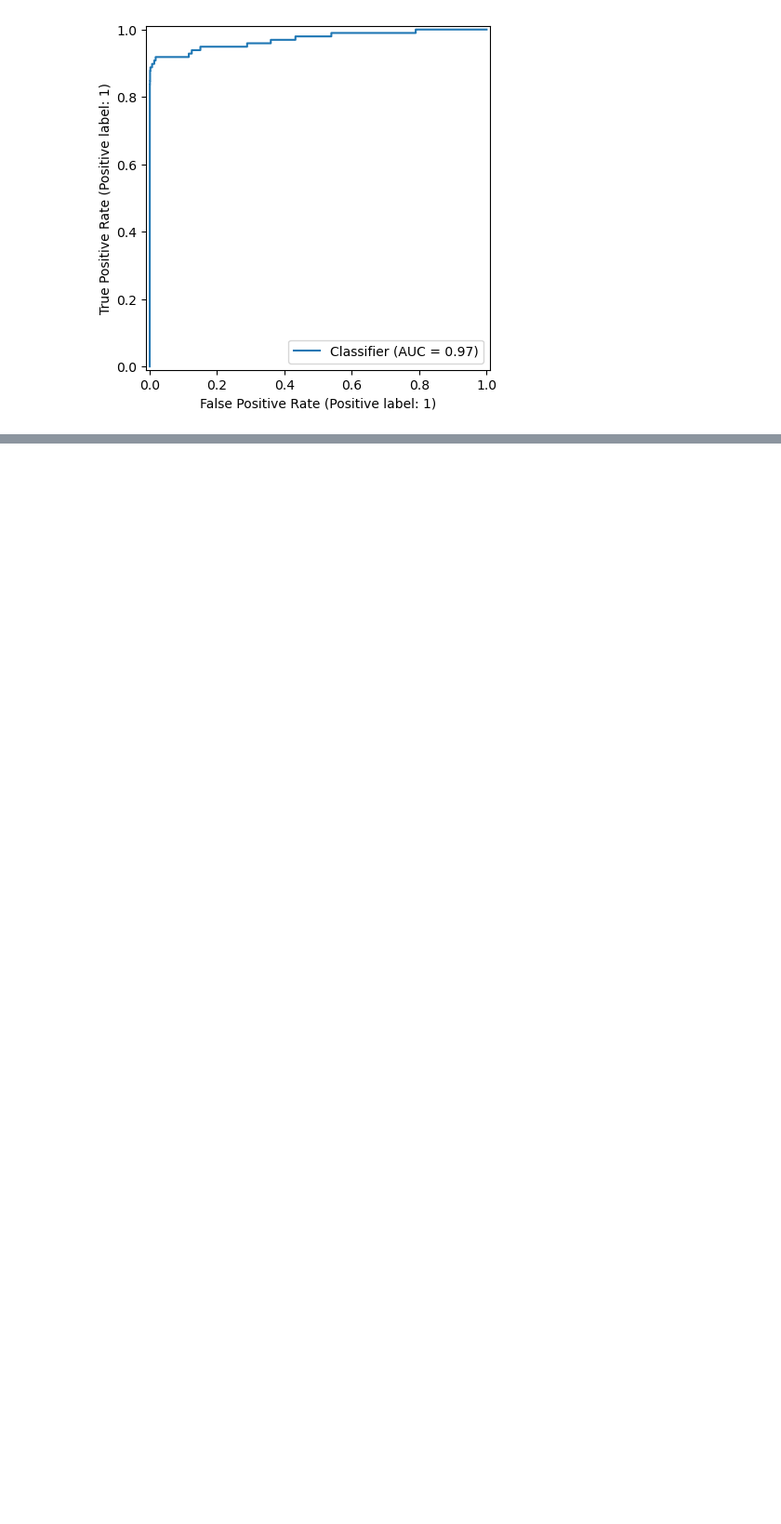
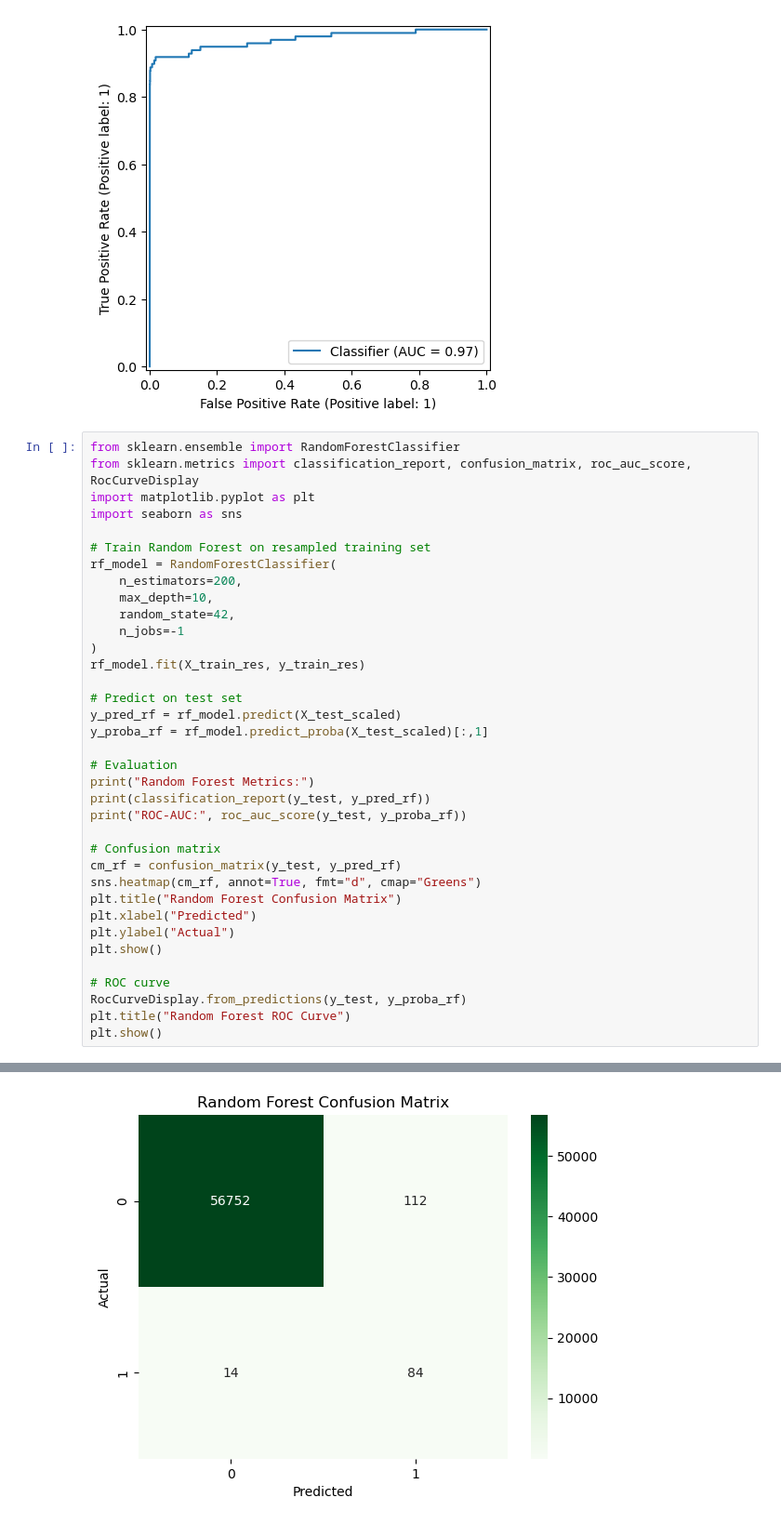
Before and after one commit to alexjrobson/fraud-detection, a Jupyter notebook: notebooks/fraud_detection_mvp.ipynb, the cells around one changed output, grey strips where cells are left out. Shown at 93% size. Drawn from its saved outputs; the diff is of its cells as text; blank space fills up the shorter version.

```diff
--- a/notebooks/fraud_detection_mvp.ipynb
+++ b/notebooks/fraud_detection_mvp.ipynb
@@ -104,3 +104,40 @@ weighted avg       1.00      0.97      0.99     56962
 ROC-AUC: 0.9708434302252134
 [figure]
 [figure]
+# %%
+from sklearn.ensemble import RandomForestClassifier
+from sklearn.metrics import classification_report, confusion_matrix, roc_auc_score, RocCurveDisplay
+import matplotlib.pyplot as plt
+import seaborn as sns
+
+# Train Random Forest on resampled training set
+rf_model = RandomForestClassifier(
+    n_estimators=200,
+    max_depth=10,
+    random_state=42,
+    n_jobs=-1
+)
+rf_model.fit(X_train_res, y_train_res)
+
+# Predict on test set
+y_pred_rf = rf_model.predict(X_test_scaled)
+y_proba_rf = rf_model.predict_proba(X_test_scaled)[:,1]
+
+# Evaluation
+print("Random Forest Metrics:")
+print(classification_report(y_test, y_pred_rf))
+print("ROC-AUC:", roc_auc_score(y_test, y_proba_rf))
+
+# Confusion matrix
+cm_rf = confusion_matrix(y_test, y_pred_rf)
+sns.heatmap(cm_rf, annot=True, fmt="d", cmap="Greens")
+plt.title("Random Forest Confusion Matrix")
+plt.xlabel("Predicted")
+plt.ylabel("Actual")
+plt.show()
+
+# ROC curve
+RocCurveDisplay.from_predictions(y_test, y_proba_rf)
+plt.title("Random Forest ROC Curve")
+plt.show()
+# %% [output]
@@ -106,0 +155 @@ ROC-AUC: 0.9708434302252134
+[figure, added]
```
Also changed, not shown: parts of 1 cell of this notebook, 1 other file.
